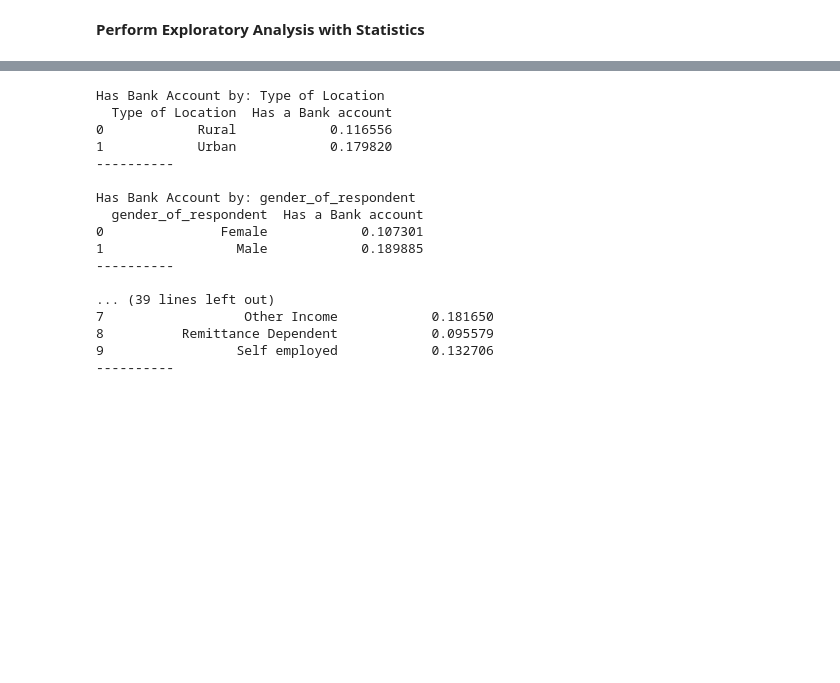
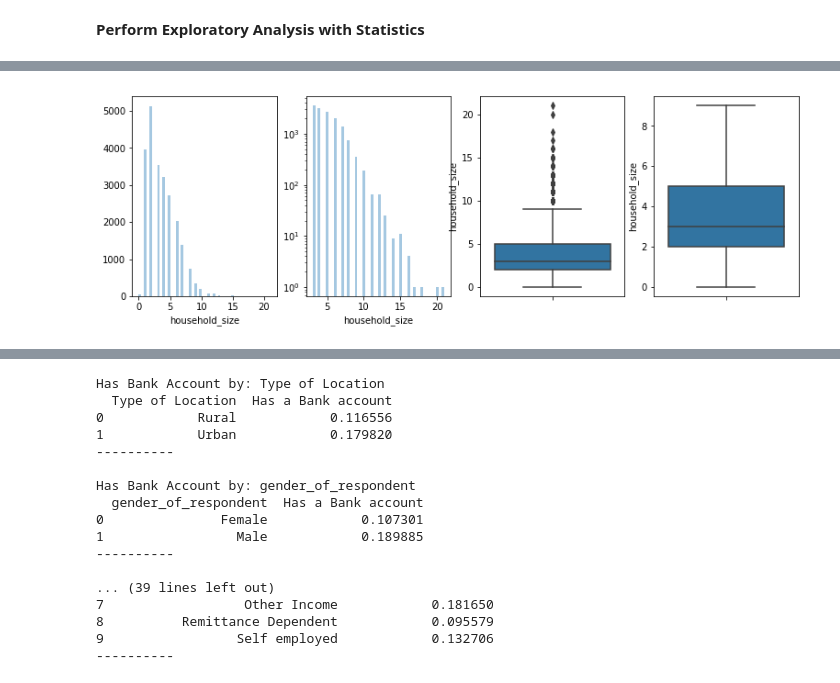
Before and after one commit to Nzaya/Bank-Account-Prediction, a Jupyter notebook: "Moringa_Data_Science_Core_W2_Independent_Project_2019_06_Sharon_Nzaya_Python_Notebook".ipynb, the cells around one changed output, grey strips where cells are left out. Cells and saved outputs as stored; diff of their text form; code cells hidden in the pictures; blank space fills up the shorter version.

```diff
--- a/"Moringa_Data_Science_Core_W2_Independent_Project_2019_06_Sharon_Nzaya_Python_Notebook".ipynb
+++ b/"Moringa_Data_Science_Core_W2_Independent_Project_2019_06_Sharon_Nzaya_Python_Notebook".ipynb
@@ -137,0 +211,11 @@ financial.shape
+# %%
+household_sizefig, axs = plt.subplots(ncols = 4, figsize=(13, 4))
+
+sns.distplot(financial.household_size.dropna(), kde=False, ax=axs[0])
+second_plt = sns.distplot(financial.household_size.dropna()[financial.household_size > 2], kde=False, ax=axs[1])
+sns.boxplot(financial.household_size, ax=axs[2], orient = 'v')
+sns.boxplot(financial.household_size, ax=axs[3], orient = 'v', showfliers=False)
+
+second_plt.set_yscale('log')
+# %% [output]
+[figure, added]
```
Also changed, not shown: parts of 19 cells of this notebook.
